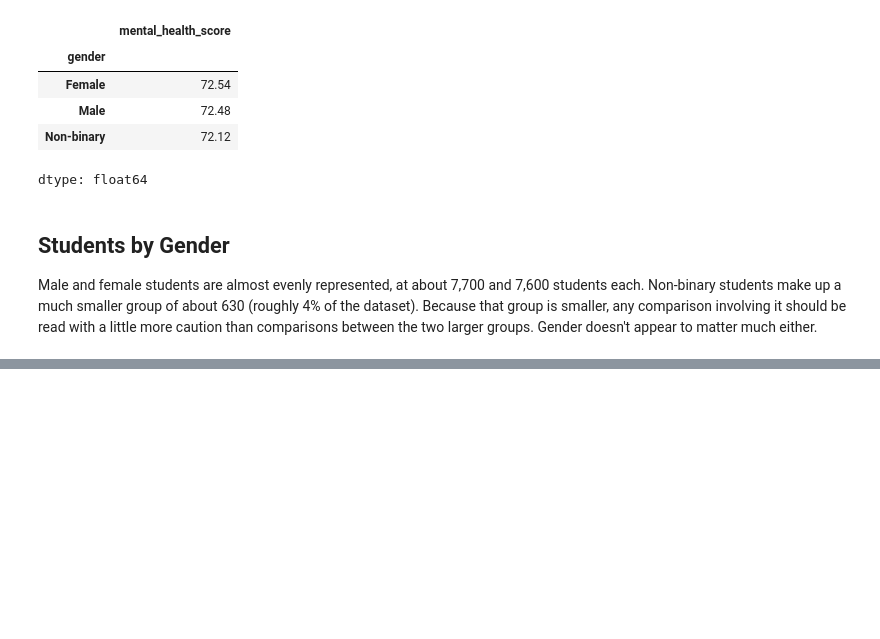
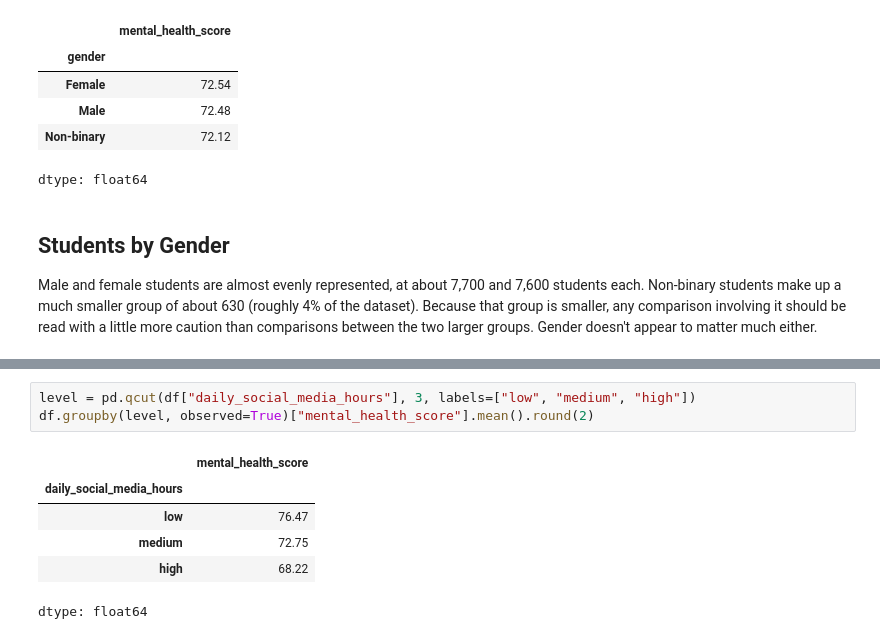
Before and after one commit to MarchianTz/ai-social-media-student-wellbeing, a Jupyter notebook: analysis.ipynb, the cells around one changed output, grey strips where cells are left out. Drawn from its saved outputs; the diff is of its cells as text; blank space fills up the shorter version.

```diff
--- a/analysis.ipynb
+++ b/analysis.ipynb
@@ -178,0 +208,10 @@ Male and female students are almost evenly represented, at about 7,700 and 7,600
+# %%
+level = pd.qcut(df["daily_social_media_hours"], 3, labels=["low", "medium", "high"])
+df.groupby(level, observed=True)["mental_health_score"].mean().round(2)
+# %% [output]
+|  | mental_health_score |
+| daily_social_media_hours |  |
+| low | 76.47 |
+| medium | 72.75 |
+| high | 68.22 |
+dtype: float64
```
Also changed, not shown: parts of 6 cells of this notebook.
